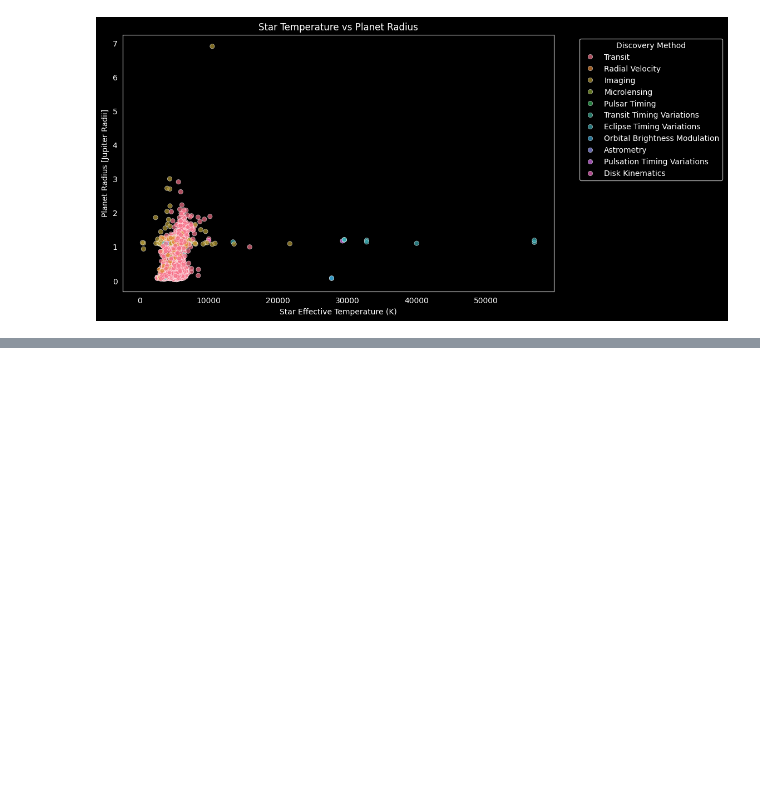
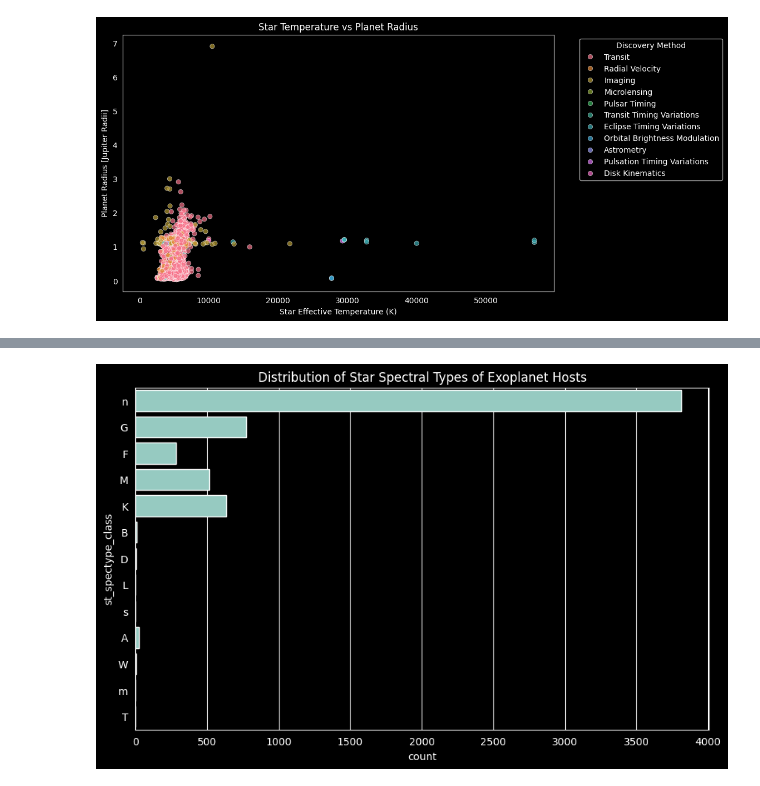
Before and after one commit to NorthrupRobert/Exoplanet_Analysis, a Jupyter notebook: notebooks/main.ipynb, the cells around one changed output, grey strips where cells are left out. Drawn from its saved outputs; the diff is of its cells as text; code cells hidden in the pictures; blank space fills up the shorter version.

```diff
--- a/notebooks/main.ipynb
+++ b/notebooks/main.ipynb
@@ -223,0 +263,11 @@ Name: st_teff, dtype: float64
+# %%
+# Create new feature for first character of st_spectype
+pscp['st_spectype_class'] = pscp['st_spectype'].astype(str).str[0]
+
+# Output initial results before defining spectype for null values
+plt.figure(figsize=(10,6))
+sns.countplot(data=pscp['st_spectype_class'])
+plt.title('Distribution of Star Spectral Types of Exoplanet Hosts')
+plt.show()
+# %% [output]
+[figure, added]
```
Also changed, not shown: parts of 4 cells of this notebook.
